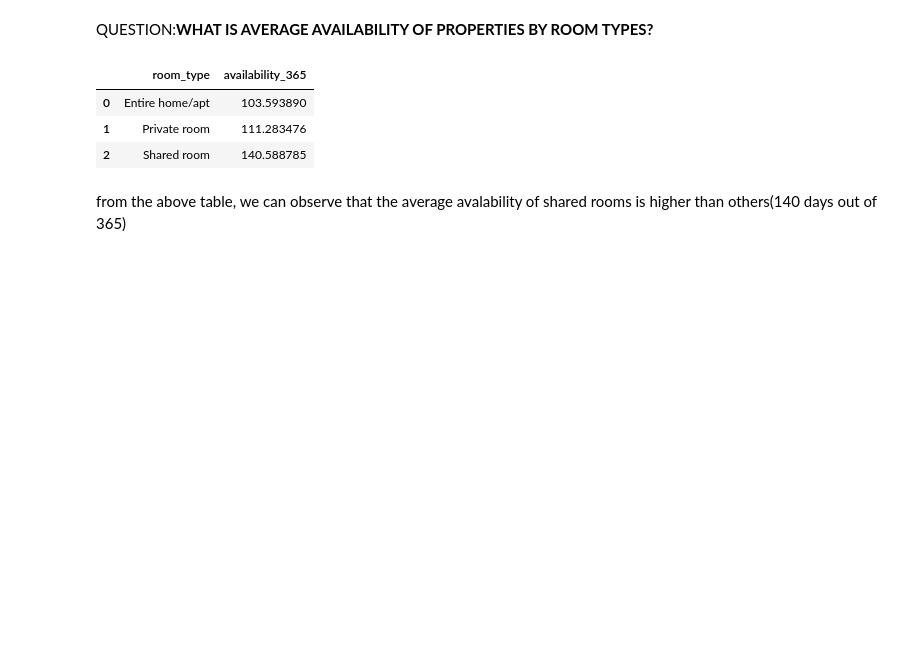
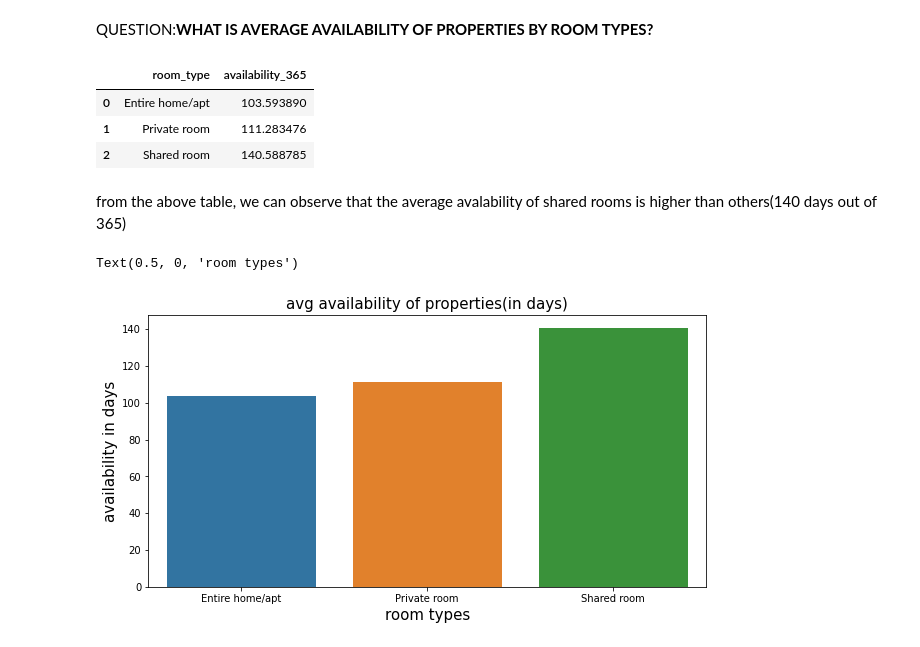
Before and after one commit to som-himte/Capstone-Project-Airbnb-Data-Analysis, a Jupyter notebook: Airbnb_Bookings_Analysis(Som_Himte)_Capstone_Project.ipynb, the cells around one changed output. Drawn from its saved outputs; the diff is of its cells as text; code cells hidden in the pictures; blank space fills up the shorter version.

```diff
--- a/Airbnb_Bookings_Analysis(Som_Himte)_Capstone_Project.ipynb
+++ b/Airbnb_Bookings_Analysis(Som_Himte)_Capstone_Project.ipynb
@@ -237,3 +237,13 @@ avg_availability_of_property
 | 2 | Shared room | 140.588785 |
 # %% [markdown]
 from the above table, we can observe that the average avalability of shared rooms is higher than others(140 days out of 365)
+# %%
+# graphical representation of conclusion
+plt.figure(figsize=(10,5))
+bar_plot=sns.barplot(x="room_type",y="availability_365",data = avg_availability_of_property)
+plt.title("avg availability of properties(in days)", fontsize = 15)
+bar_plot.set_ylabel("availability in days", fontsize = 15)
+bar_plot.set_xlabel("room types", fontsize = 15)
+# %% [output]
+Text(0.5, 0, 'room types')
+[figure, added]
```
